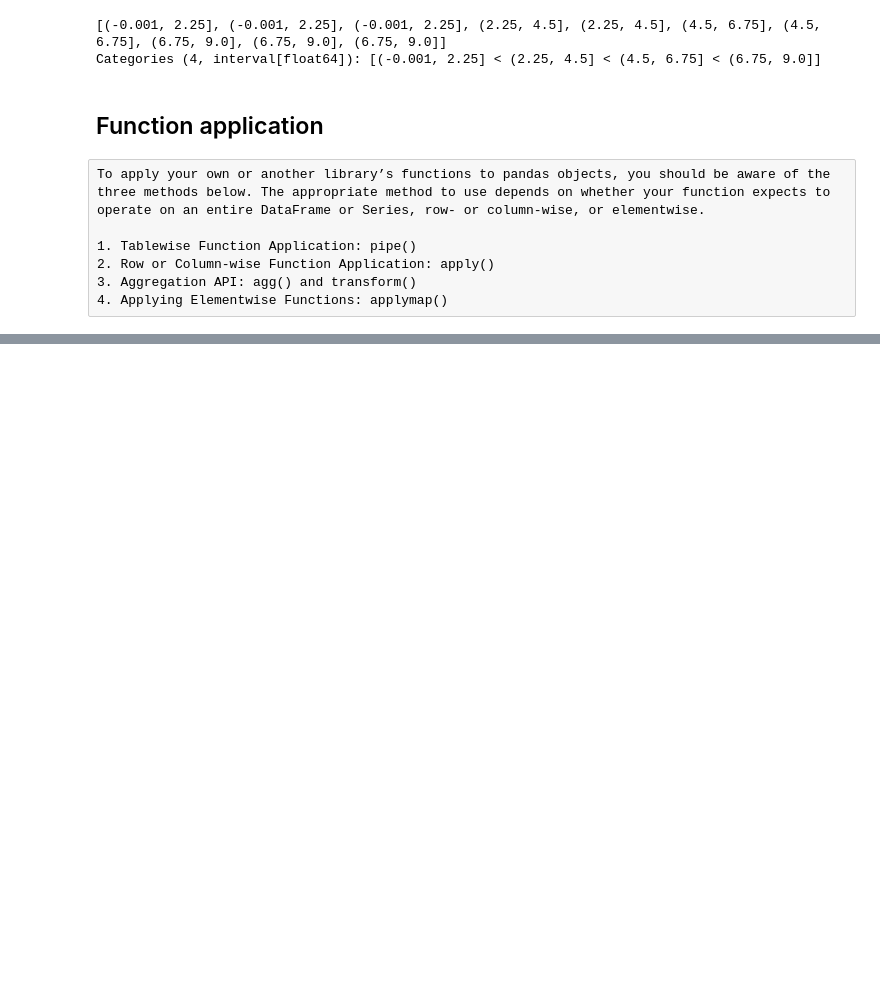
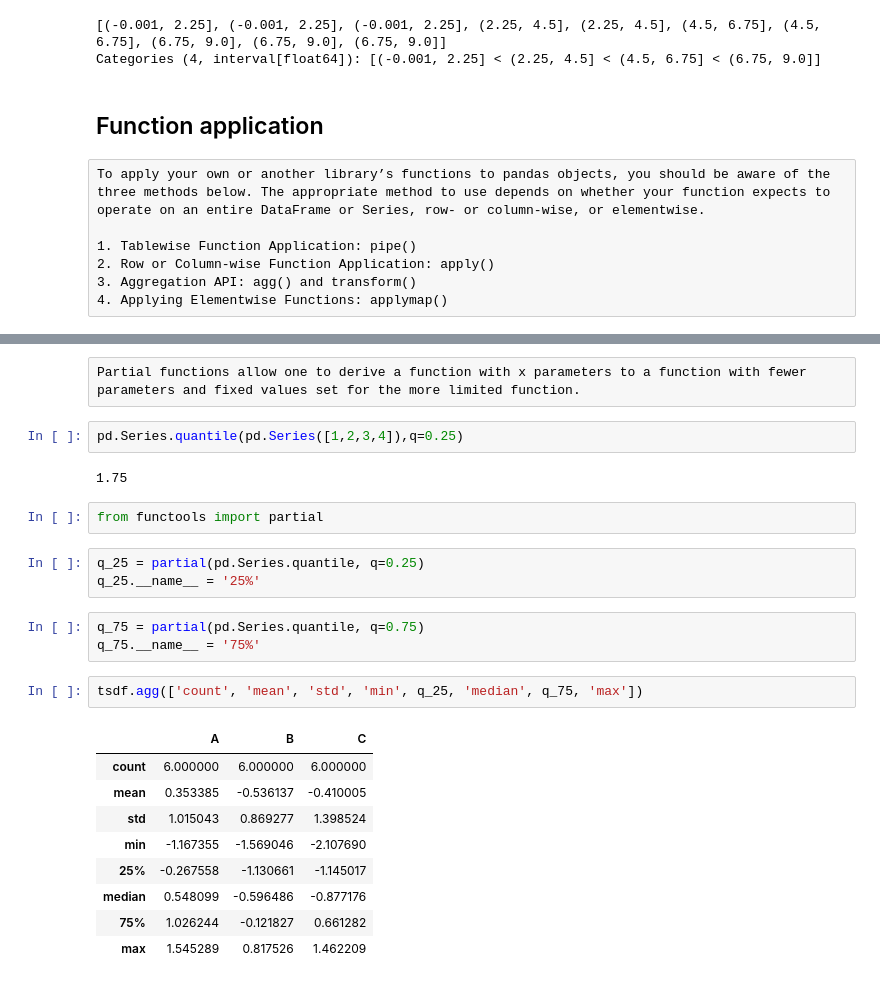
Before and after one commit to sushtend/100-days-of-ml-code, a Jupyter notebook: code/ml/pandas/Essential basic functionality.ipynb, the cells around one changed output, grey strips where cells are left out. Saved outputs shown, nothing was run; the diff lists cells and outputs as text; blank space fills up the shorter version.

```diff
--- a/code/ml/pandas/Essential basic functionality.ipynb
+++ b/code/ml/pandas/Essential basic functionality.ipynb
@@ -598,0 +919,26 @@ To apply your own or another library’s functions to pandas objects, you should
+# %% [raw]
+Partial functions allow one to derive a function with x parameters to a function with fewer parameters and fixed values set for the more limited function.
+# %%
+pd.Series.quantile(pd.Series([1,2,3,4]),q=0.25)
+# %% [output]
+1.75
+# %%
+from functools import partial
+# %%
+q_25 = partial(pd.Series.quantile, q=0.25)
+q_25.__name__ = '25%'
+# %%
+q_75 = partial(pd.Series.quantile, q=0.75)
+q_75.__name__ = '75%'
+# %%
+tsdf.agg(['count', 'mean', 'std', 'min', q_25, 'median', q_75, 'max'])
+# %% [output]
+|  | A | B | C |
+| count | 6.000000 | 6.000000 | 6.000000 |
+| mean | 0.353385 | -0.536137 | -0.410005 |
+| std | 1.015043 | 0.869277 | 1.398524 |
+| min | -1.167355 | -1.569046 | -2.107690 |
+| 25% | -0.267558 | -1.130661 | -1.145017 |
+| median | 0.548099 | -0.596486 | -0.877176 |
+| 75% | 1.026244 | -0.121827 | 0.661282 |
+| max | 1.545289 | 0.817526 | 1.462209 |
```
Also changed, not shown: parts of 48 cells of this notebook.
